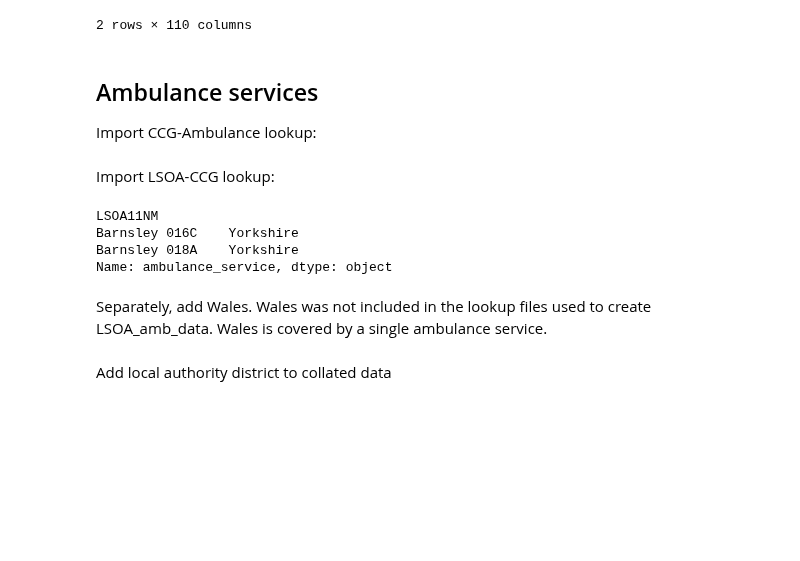
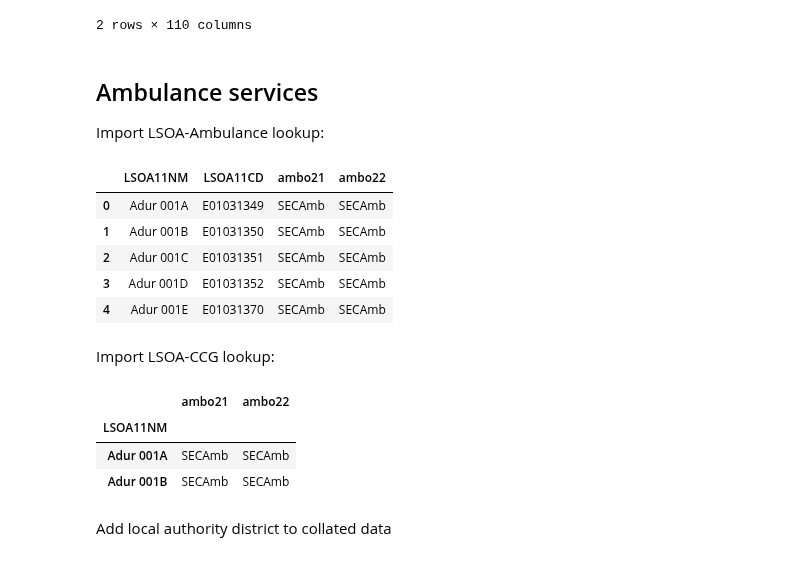
Before and after one commit to samuel-book/stroke_unit_demographics, a Jupyter notebook: 01_combine_demographic_data.ipynb, the cells around one changed output. Drawn from its saved outputs; the diff is of its cells as text; code cells hidden in the pictures; blank space fills up the shorter version.

```diff
--- a/01_combine_demographic_data.ipynb
+++ b/01_combine_demographic_data.ipynb
@@ -49,6 +49,14 @@ class Paths:
     look_ups = 'look_ups'
     welsh_lsoa = 'wales_lsoa_code_name.csv'
 
+    lsoa_ambo_results = 'lsoa_ambo_lookup.csv'
+    lsoa_to_lad = (
+        'LSOA_(2011)_to_LSOA_(2021)_to_Local_Authority_District' +
+        '_(2022)_Lookup_for_England_and_Wales_(Version_2).csv'
+    )
+    lad_to_country = ('Local_Authority_District_to_Country_(December_2022)' +
+                      '_Lookup_in_the_United_Kingdom.csv')
+
     collated = 'collated_data.csv'
 
 
@@ -646,27 +654,33 @@ data.head(2)
 # %% [markdown]
 ## Ambulance services
 
-Import CCG-Ambulance lookup:
+Import LSOA-Ambulance lookup:
+# %%
+lsoa_amb_data = pd.read_csv(os.path.join(paths.data, paths.lsoa_ambo_results))
+
+lsoa_amb_data.head()
+# %% [output]
+|  | LSOA11NM | LSOA11CD | ambo21 | ambo22 |
+| 0 | Adur 001A | E01031349 | SECAmb | SECAmb |
+| 1 | Adur 001B | E01031350 | SECAmb | SECAmb |
+| 2 | Adur 001C | E01031351 | SECAmb | SECAmb |
+| 3 | Adur 001D | E01031352 | SECAmb | SECAmb |
+| 4 | Adur 001E | E01031370 | SECAmb | SECAmb |
 # %% [markdown]
 Import LSOA-CCG lookup:
 # %%
 # Filter, rename and reindex lsoa_amb_data so ready to join
-lsoa_amb = (lsoa_amb_data
-            .reset_index()
-            .set_index('LSOA11NM')
-            .rename(columns={'Ambulance Service Name': 'ambulance_service'}))
-lsoa_amb = lsoa_amb['ambulance_service']
+lsoa_amb = lsoa_amb_data.set_index('LSOA11NM')
+lsoa_amb = lsoa_amb[['ambo21', 'ambo22']]
 lsoa_amb.head(2)
 # %% [output]
-LSOA11NM
-Barnsley 016C    Yorkshire
-Barnsley 018A    Yorkshire
-Name: ambulance_service, dtype: object
+|  | ambo21 | ambo22 |
+| LSOA11NM |  |  |
+| Adur 001A | SECAmb | SECAmb |
+| Adur 001B | SECAmb | SECAmb |
 # %%
 # Join ambulance services to collated data based on index (LSOA)
 data = data.join(lsoa_amb)
-# %% [markdown]
-Separately, add Wales. Wales was not included in the lookup files used to create LSOA_amb_data. Wales is covered by a single ambulance service.
 # %% [markdown]
 Add local authority district to collated data
 # %%
```
Also changed, not shown: parts of 6 cells of this notebook, 3 other files.
